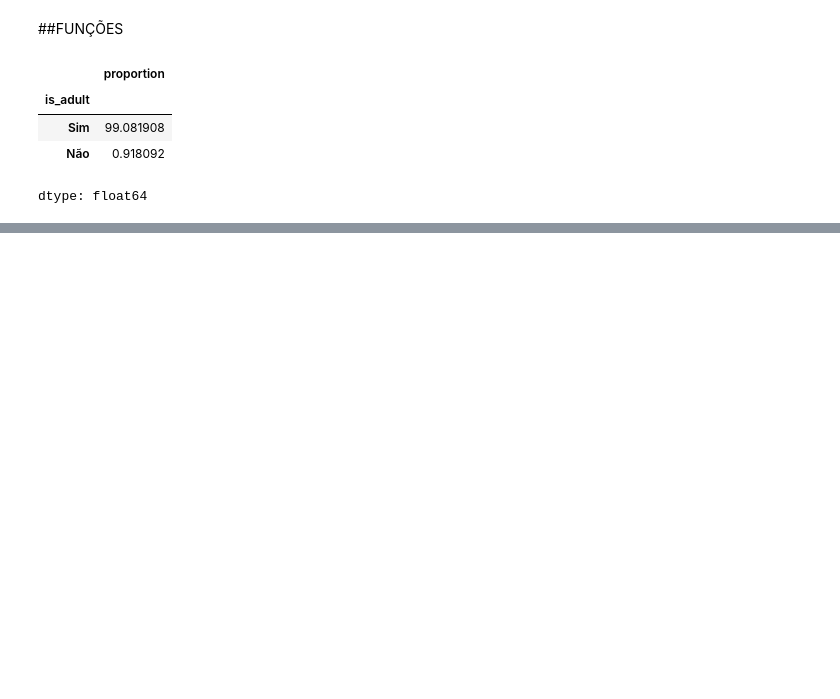
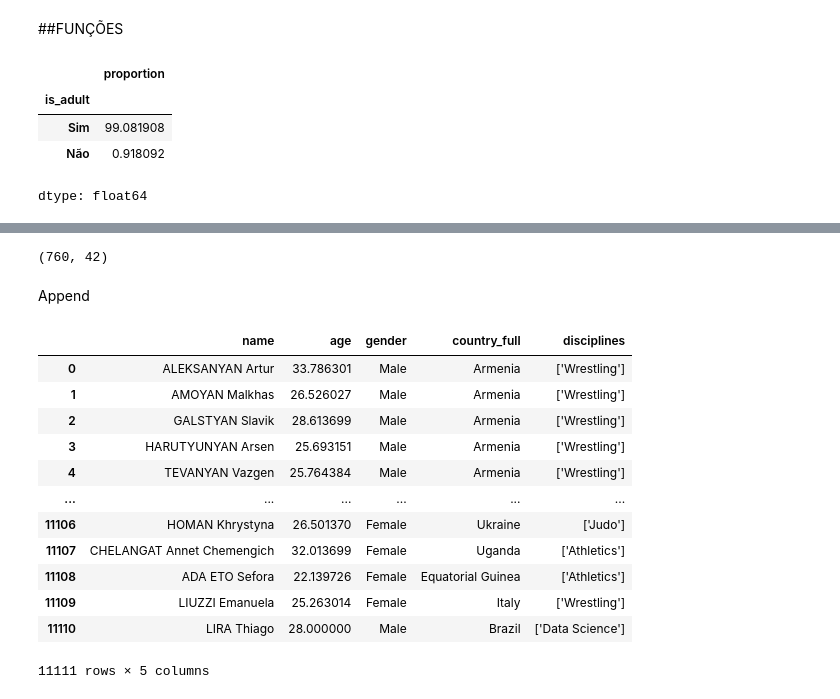
Before and after one commit to thiagolir4/Data_Cleaning_e_Wrangling, a Jupyter notebook: Data_Cleaning_e_Wrangling.ipynb, the cells around one changed output, grey strips where cells are left out. Saved outputs shown, nothing was run; the diff lists cells and outputs as text; code cells hidden in the pictures; blank space fills up the shorter version.

```diff
--- a/Data_Cleaning_e_Wrangling.ipynb
+++ b/Data_Cleaning_e_Wrangling.ipynb
@@ -441,0 +610,2 @@ dtype: float64
+# %%
+df_athletes["code"] = df_athletes["code"].astype(str)
@@ -441,0 +620,8 @@ dtype: float64
+# %%
+df_result_inner.shape
+# %% [output]
+(760, 42)
+# %% [markdown]
+Append
+# %%
+df_athletes_aux = df_athletes[["name","age","gender","country_full","disciplines"]]
@@ -441,0 +638,27 @@ dtype: float64
+# %%
+df_athletes_aux = pd.concat(
+    [df_athletes_aux, pd.DataFrame([{
+        "name": "LIRA Thiago",
+        "age": 28,
+        "gender": "Male",
+        "country_full": "Brazil",
+        "disciplines":"['Data Science']"
+    }])],
+    ignore_index=True
+)
+# %%
+df_athletes_aux
+# %% [output]
+|  | name | age | gender | country_full | disciplines |
+| 0 | ALEKSANYAN Artur | 33.786301 | Male | Armenia | ['Wrestling'] |
+| 1 | AMOYAN Malkhas | 26.526027 | Male | Armenia | ['Wrestling'] |
+| 2 | GALSTYAN Slavik | 28.613699 | Male | Armenia | ['Wrestling'] |
+| 3 | HARUTYUNYAN Arsen | 25.693151 | Male | Armenia | ['Wrestling'] |
+| 4 | TEVANYAN Vazgen | 25.764384 | Male | Armenia | ['Wrestling'] |
+| ... | ... | ... | ... | ... | ... |
+| 11106 | HOMAN Khrystyna | 26.501370 | Female | Ukraine | ['Judo'] |
+| 11107 | CHELANGAT Annet Chemengich | 32.013699 | Female | Uganda | ['Athletics'] |
+| 11108 | ADA ETO Sefora | 22.139726 | Female | Equatorial Guinea | ['Athletics'] |
+| 11109 | LIUZZI Emanuela | 25.263014 | Female | Italy | ['Wrestling'] |
+| 11110 | LIRA Thiago | 28.000000 | Male | Brazil | ['Data Science'] |
+11111 rows × 5 columns
```
Also changed, not shown: parts of 24 cells of this notebook.
